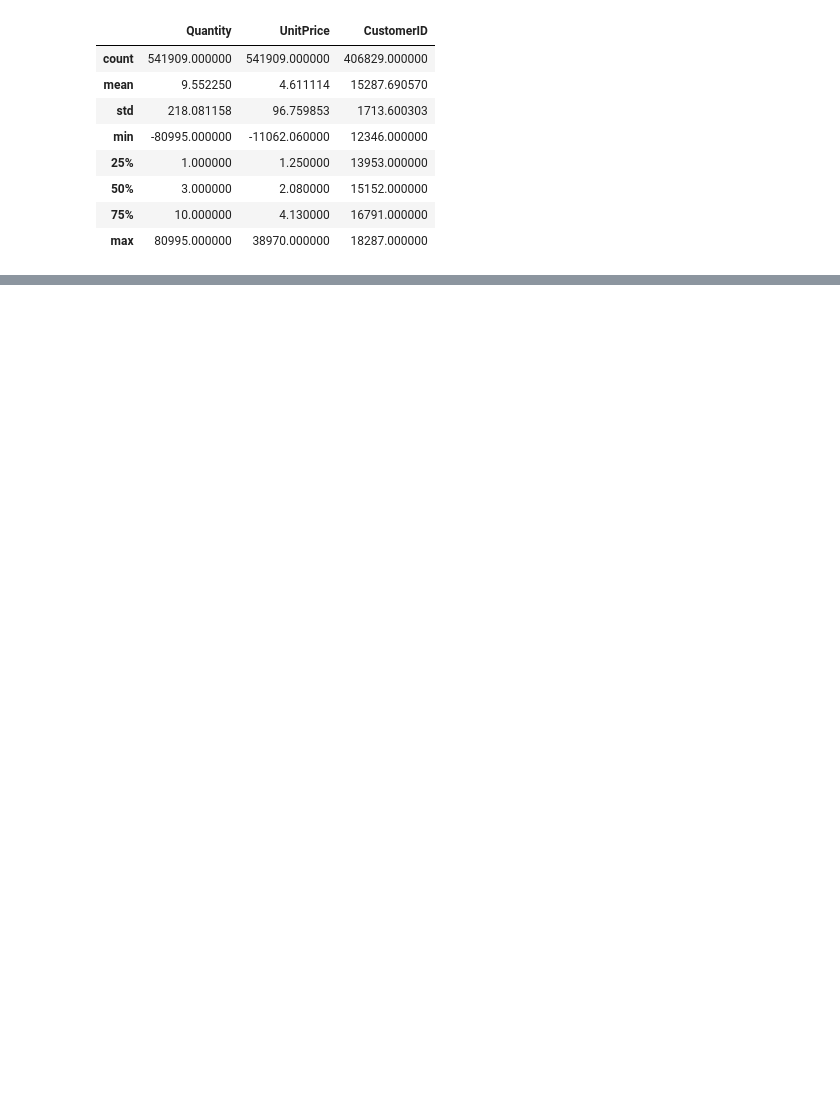
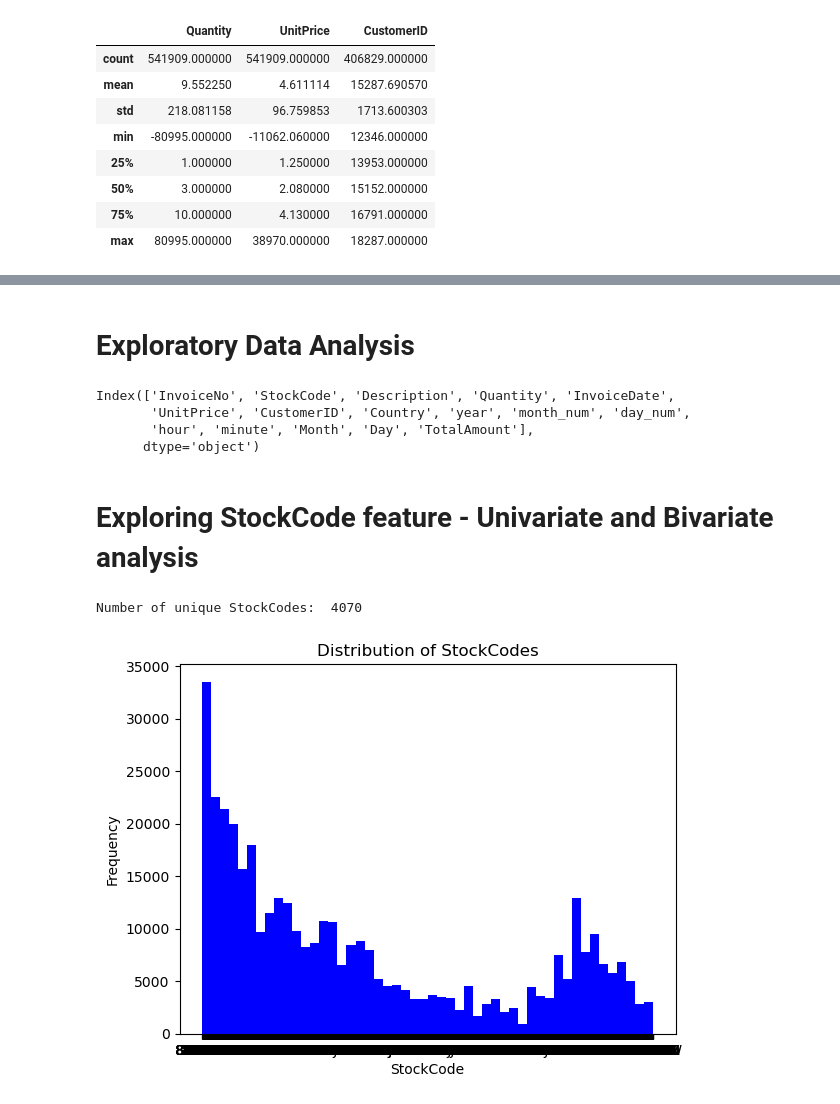
Before and after one commit to tusharraskar/Online-Retail-Customer-Segmentation, a Jupyter notebook: Online Retail Customer Segmentation.ipynb, the cells around one changed output, grey strips where cells are left out. Drawn from its saved outputs; the diff is of its cells as text; code cells hidden in the pictures; blank space fills up the shorter version.

```diff
--- a/Online Retail Customer Segmentation.ipynb
+++ b/Online Retail Customer Segmentation.ipynb
@@ -270,0 +239,25 @@ Text(0.5, 1.0, 'Top 10 products')
+# %% [markdown]
+# Exploratory Data Analysis
+# %%
+df.columns
+# %% [output]
+Index(['InvoiceNo', 'StockCode', 'Description', 'Quantity', 'InvoiceDate',
+       'UnitPrice', 'CustomerID', 'Country', 'year', 'month_num', 'day_num',
+       'hour', 'minute', 'Month', 'Day', 'TotalAmount'],
+      dtype='object')
+# %% [markdown]
+# Exploring StockCode feature - Univariate and Bivariate analysis
+# %%
+# Checking the number of unique StockCodes
+print("Number of unique StockCodes: ", len(data.StockCode.unique()))
+# %% [output]
+Number of unique StockCodes:  4070
+# %%
+# Plotting the distribution of StockCodes
+plt.hist(df.StockCode, bins = 50, color = 'blue')
+plt.xlabel('StockCode')
+plt.ylabel('Frequency')
+plt.title('Distribution of StockCodes')
+plt.show()
+# %% [output]
+[figure, added]
```
Also changed, not shown: parts of 52 cells of this notebook.
